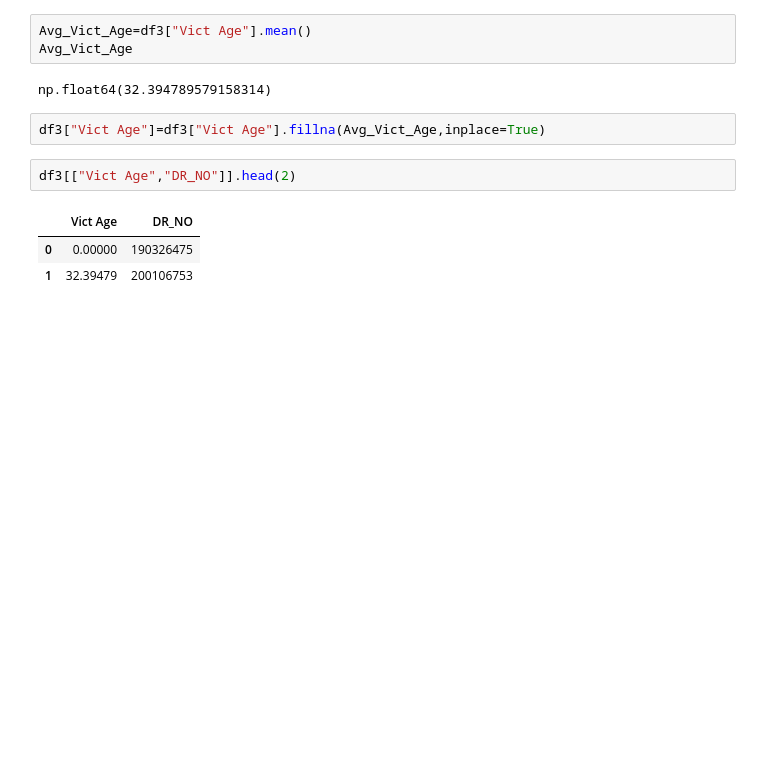
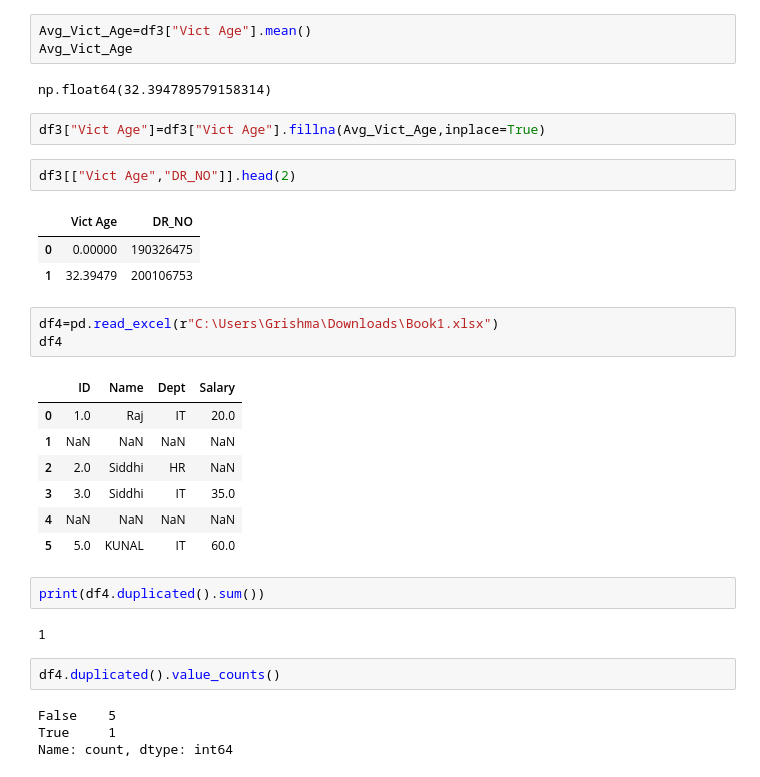
Before and after one commit to grishmamanchekar17-web/Python, a Jupyter notebook: Practice.ipynb, the cells around one changed output. Saved outputs shown, nothing was run; the diff lists cells and outputs as text; blank space fills up the shorter version.

Commit message:
Duplicates

```diff
--- a/Practice.ipynb
+++ b/Practice.ipynb
@@ -2292,3 +2273,24 @@ df3[["Vict Age","DR_NO"]].head(2)
 |  | Vict Age | DR_NO |
 | 0 | 0.00000 | 190326475 |
 | 1 | 32.39479 | 200106753 |
+# %%
+df4=pd.read_excel(r"C:\Users\Grishma\Downloads\Book1.xlsx")
+df4
+# %% [output]
+|  | ID | Name | Dept | Salary |
+| 0 | 1.0 | Raj | IT | 20.0 |
+| 1 | NaN | NaN | NaN | NaN |
+| 2 | 2.0 | Siddhi | HR | NaN |
+| 3 | 3.0 | Siddhi | IT | 35.0 |
+| 4 | NaN | NaN | NaN | NaN |
+| 5 | 5.0 | KUNAL | IT | 60.0 |
+# %%
+print(df4.duplicated().sum())
+# %% [output]
+1
+# %%
+df4.duplicated().value_counts()
+# %% [output]
+False    5
+True     1
+Name: count, dtype: int64
```
Also changed, not shown: parts of 18 cells of this notebook.
